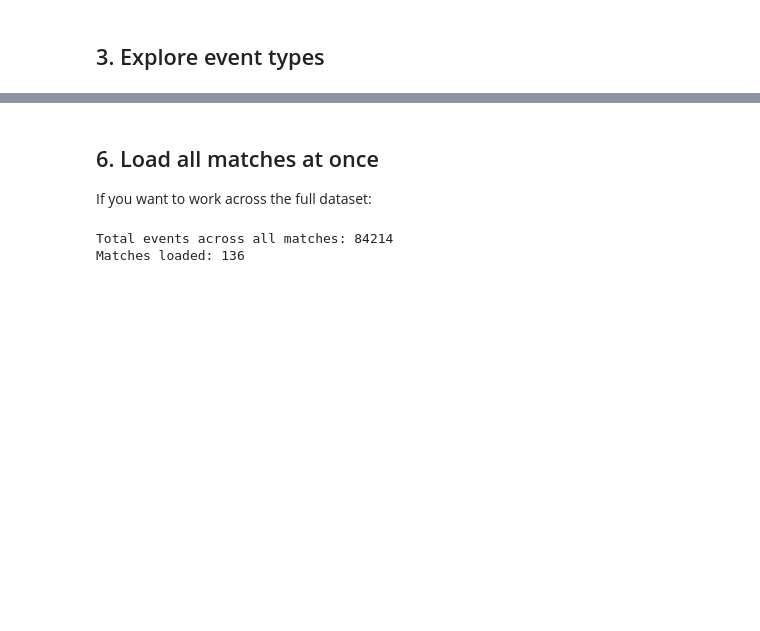
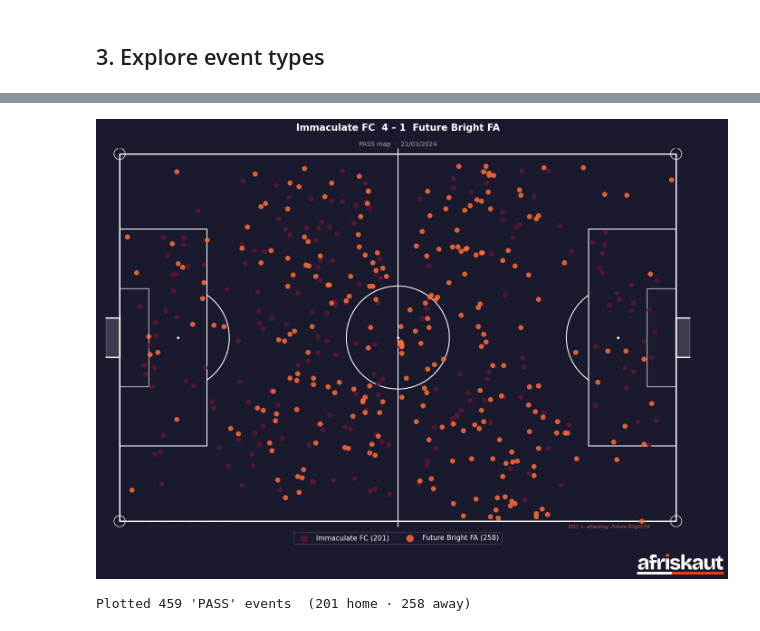
Before and after one commit to Afriskaut/dynasty-scouting-league-2024-open-data, a Jupyter notebook: getting_started.ipynb, the cells around one changed output, grey strips where cells are left out. Saved outputs shown, nothing was run; the diff lists cells and outputs as text; code cells hidden in the pictures; blank space fills up the shorter version.

```diff
--- a/getting_started.ipynb
+++ b/getting_started.ipynb
@@ -42,12 +45,0 @@ Match: B.e. Arena vs Leal Fa
-# %%
-# Load events (JSONL format — one event per line)
-events = []
-with open(os.path.join(match_dir, "events.jsonl")) as f:
-    for line in f:
-        line = line.strip()
-        if line:
-            events.append(json.loads(line))
-
-df = pd.DataFrame(events)
-print(f"Total events: {len(df)}")
-print(f"Columns: {list(df.columns)}")
@@ -375,25 +97,14 @@ Plotted 5 'GOAL' events  (3 home · 2 away)
-# %% [markdown]
-## 6. Load all matches at once
-
-If you want to work across the full dataset:
-# %%
-all_events = []
-
-for mid in match_ids:
-    events_path = os.path.join(datasets_path, mid, "events.jsonl")
-    if not os.path.exists(events_path):
-        continue
-    with open(events_path) as f:
-        for line in f:
-            line = line.strip()
-            if line:
-                event = json.loads(line)
-                event["match_id"] = mid  # tag each event with its match
-                all_events.append(event)
-
-all_df = pd.DataFrame(all_events)
-print(f"Total events across all matches: {len(all_df)}")
-print(f"Matches loaded: {all_df['match_id'].nunique()}")
-# %% [output]
-Total events across all matches: 84214
-Matches loaded: 136
+# %%
+target_event = "PASS"  # change to any event name from the list above
+
+# sanity check — print available types if nothing matches
+filtered = events[events["event_name"] == target_event]
+if filtered.empty:
+    print(f"No events found for '{target_event}'. Available types:")
+    print(events["event_name"].value_counts().to_string())
+else:
+    home_events, away_events = build_plot_data(filtered, match)
+    plot_events(match, home_events, away_events, event_label=target_event)
+# %% [output]
+[figure, added]
+Plotted 459 'PASS' events  (201 home · 258 away)
```
Also changed, not shown: parts of 16 cells of this notebook.
